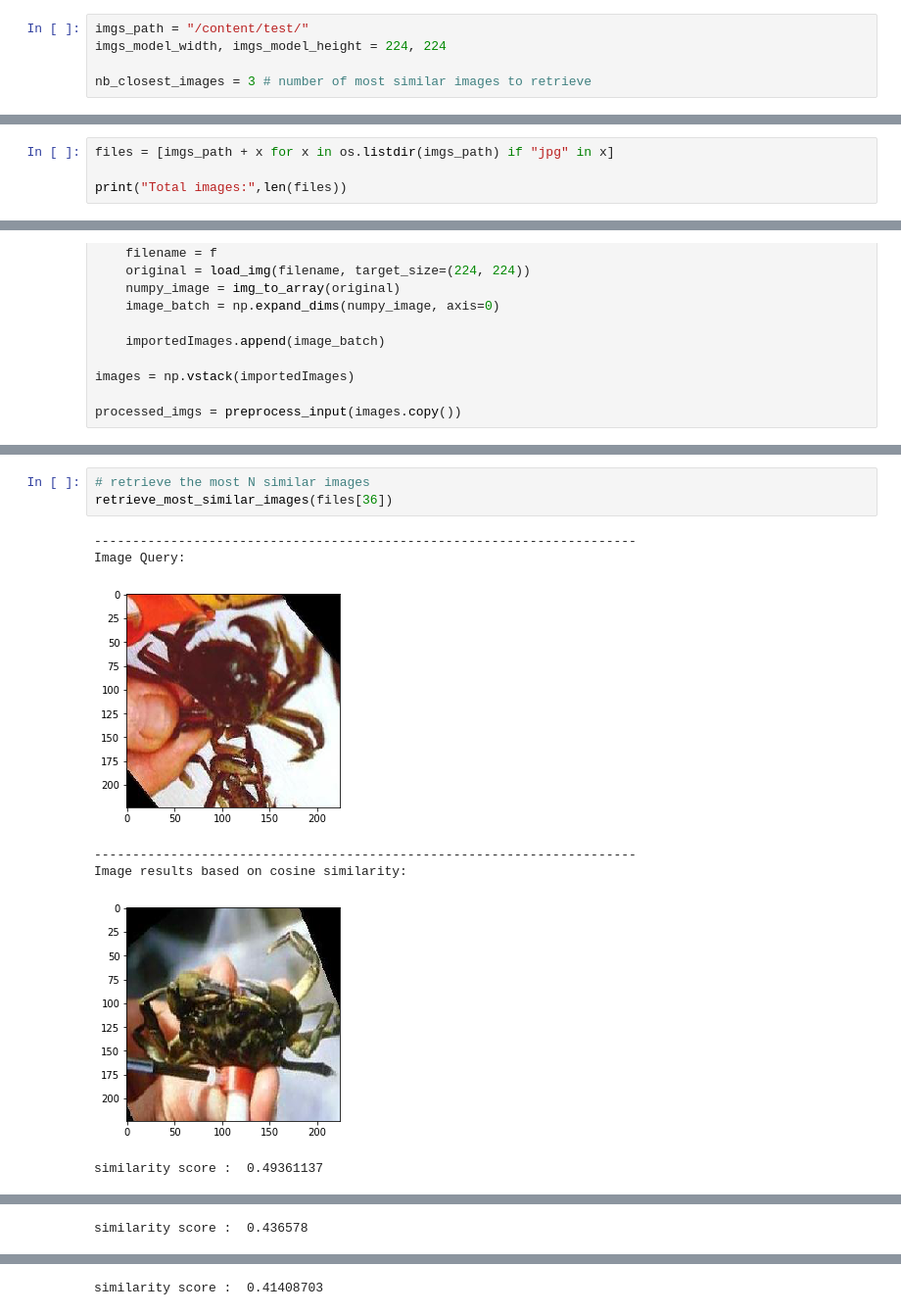
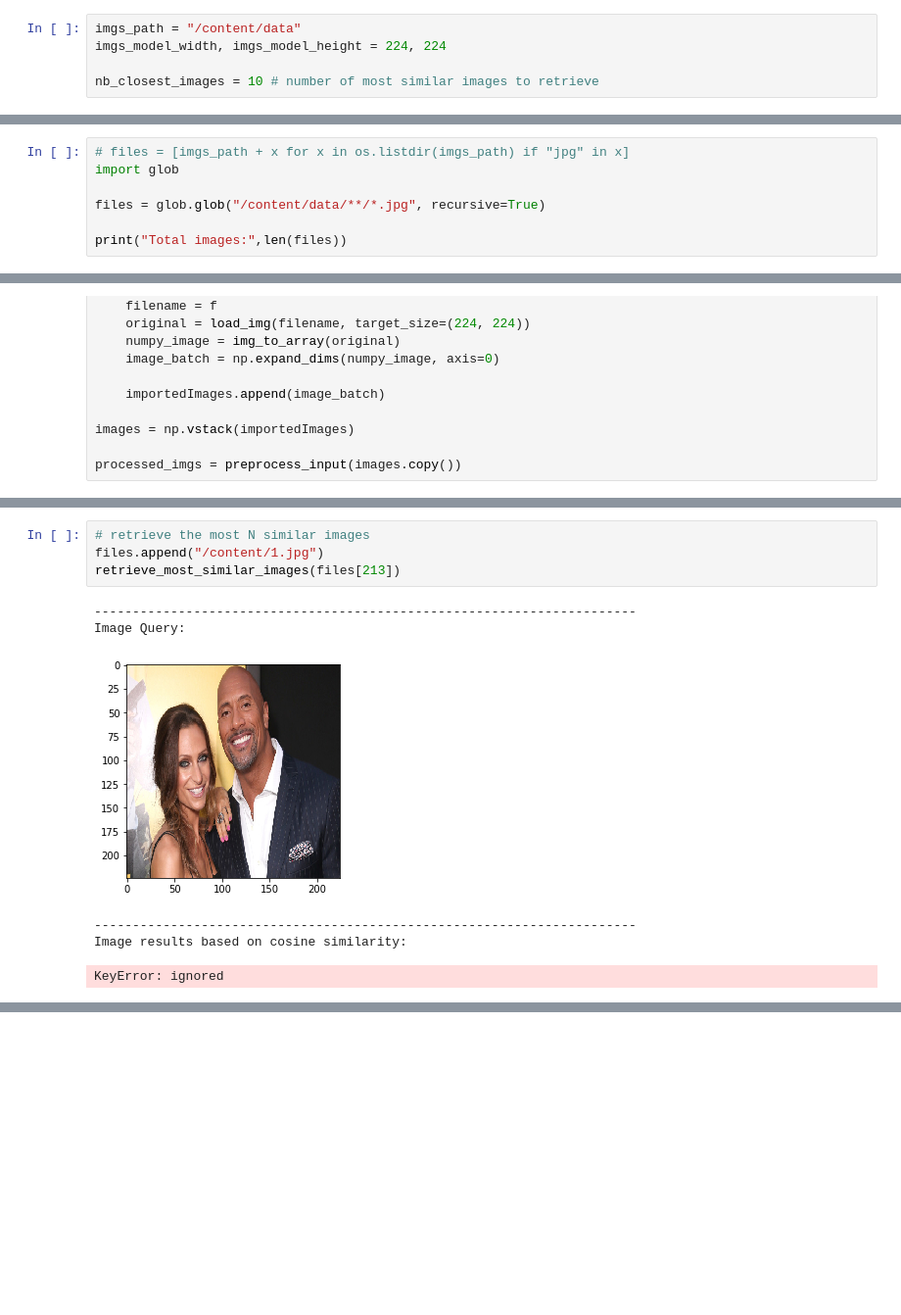
Before and after one commit to huylu98/jupyter_notebook, a Jupyter notebook: Reverse_Image_Seach.ipynb, the cells around one changed output, grey strips where cells are left out. Shown at 98% size. Cells and saved outputs as stored; diff of their text form; blank space fills up the shorter version.

```diff
--- a/Reverse_Image_Seach.ipynb
+++ b/Reverse_Image_Seach.ipynb
@@ -37,8 +17,8 @@ Archive:  test.zip
 # %%
-imgs_path = "/content/test/"
+imgs_path = "/content/data"
 imgs_model_width, imgs_model_height = 224, 224
 
-nb_closest_images = 3 # number of most similar images to retrieve
+nb_closest_images = 10 # number of most similar images to retrieve
 # %%
 # load the model
 vgg_model = vgg16.VGG16(weights='imagenet')
@@ -67,7 +47,10 @@ Trainable params: 134,260,544
 Non-trainable params: 0
 _________________________________________________________________
 # %%
-files = [imgs_path + x for x in os.listdir(imgs_path) if "jpg" in x]
+# files = [imgs_path + x for x in os.listdir(imgs_path) if "jpg" in x]
+import glob
+
+files = glob.glob("/content/data/**/*.jpg", recursive=True)
 
 print("Total images:",len(files))
 # %% [output]
@@ -167,12 +150,12 @@ def retrieve_most_similar_images(given_img):
         print("similarity score : ",closest_imgs_scores[i])
 # %%
 # retrieve the most N similar images
-retrieve_most_similar_images(files[36])
+files.append("/content/1.jpg")
+retrieve_most_similar_images(files[213])
 # %% [output]
 -----------------------------------------------------------------------
 Image Query:
-[figure, old version]
+[figure, new version]
 -----------------------------------------------------------------------
 Image results based on cosine similarity:
-[figure, removed]
-similarity score :  0.49361137
+KeyError: ignored
@@ -180 +161,0 @@ similarity score :  0.49361137
-similarity score :  0.436578
@@ -182 +161,0 @@ similarity score :  0.436578
-similarity score :  0.41408703
```
Also changed, not shown: parts of 11 cells of this notebook.
